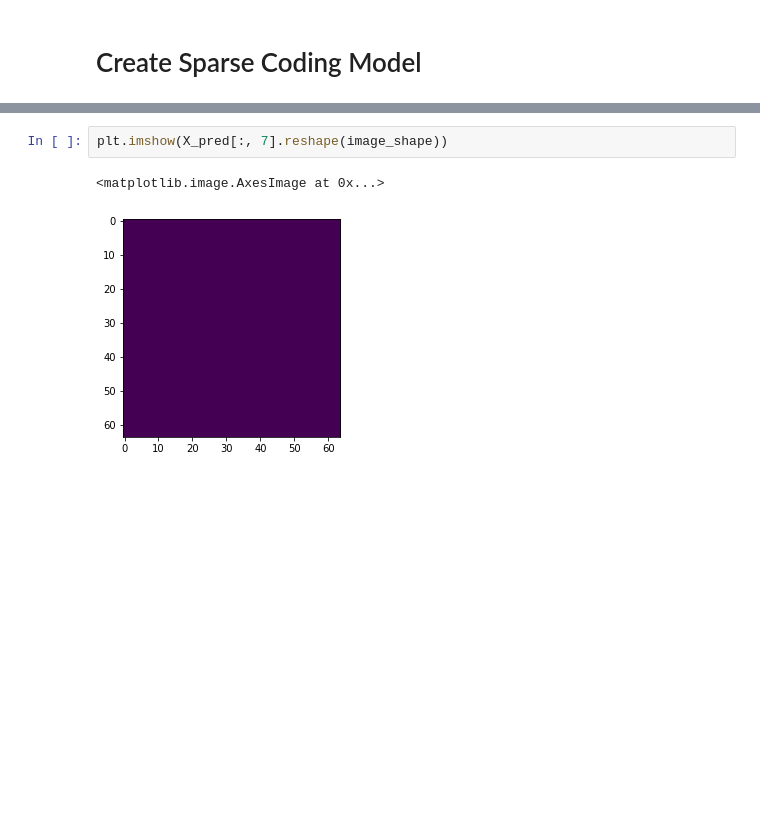
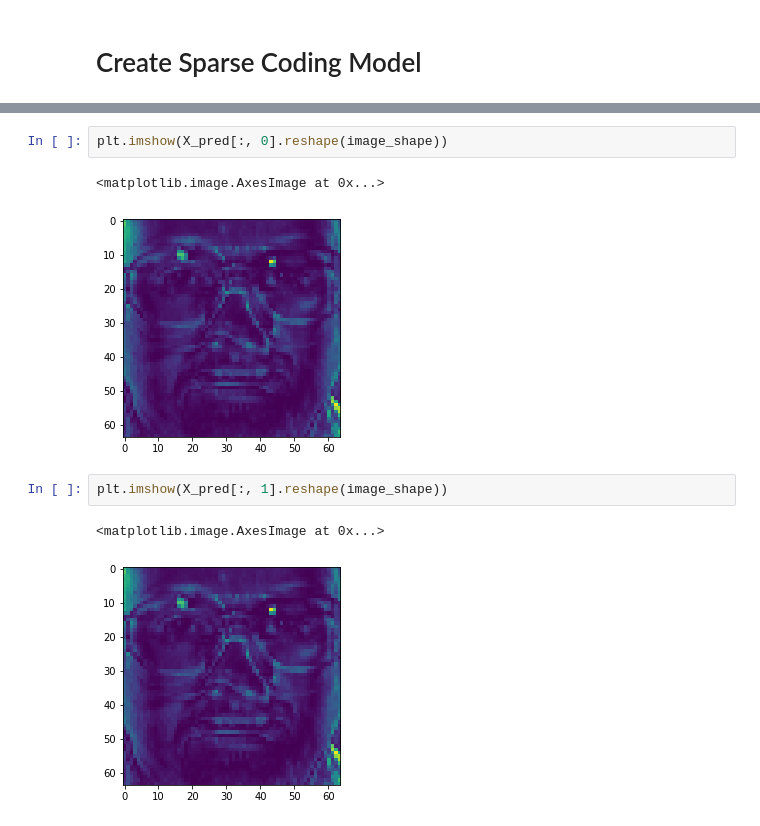
Before and after one commit to saarangp/dreammachines, a Jupyter notebook: sparse_dreams.ipynb, the cells around one changed output, grey strips where cells are left out. Saved outputs shown, nothing was run; the diff lists cells and outputs as text; blank space fills up the shorter version.

```diff
--- a/sparse_dreams.ipynb
+++ b/sparse_dreams.ipynb
@@ -82,5 +107,10 @@ plt.imshow(X_test[7].reshape(image_shape))
 # %%
-plt.imshow(X_pred[:, 7].reshape(image_shape))
+plt.imshow(X_pred[:, 0].reshape(image_shape))
 # %% [output]
 <matplotlib.image.AxesImage at 0x...>
-[figure, old version]
+[figure, new version]
+# %%
+plt.imshow(X_pred[:, 1].reshape(image_shape))
+# %% [output]
+<matplotlib.image.AxesImage at 0x...>
+[figure, added]
```
Also changed, not shown: parts of 11 cells of this notebook, 1 other file.
